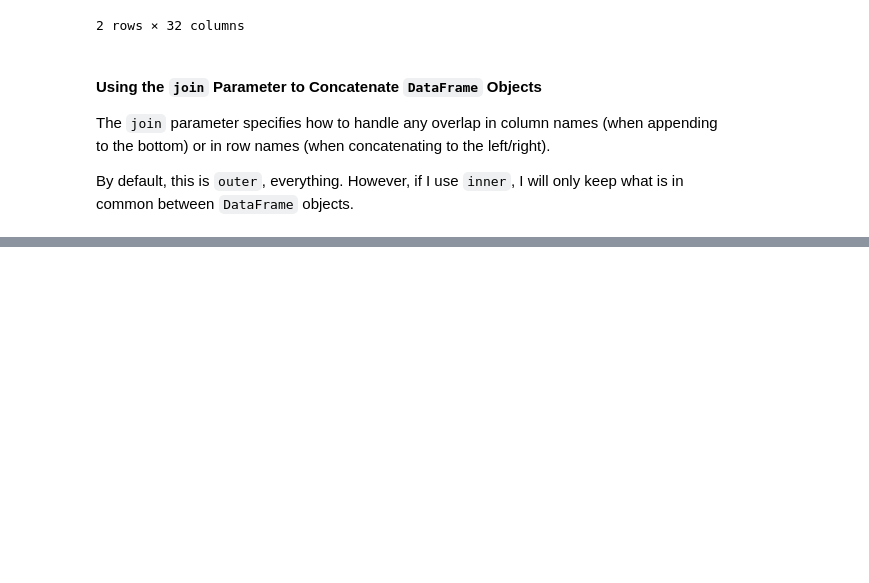
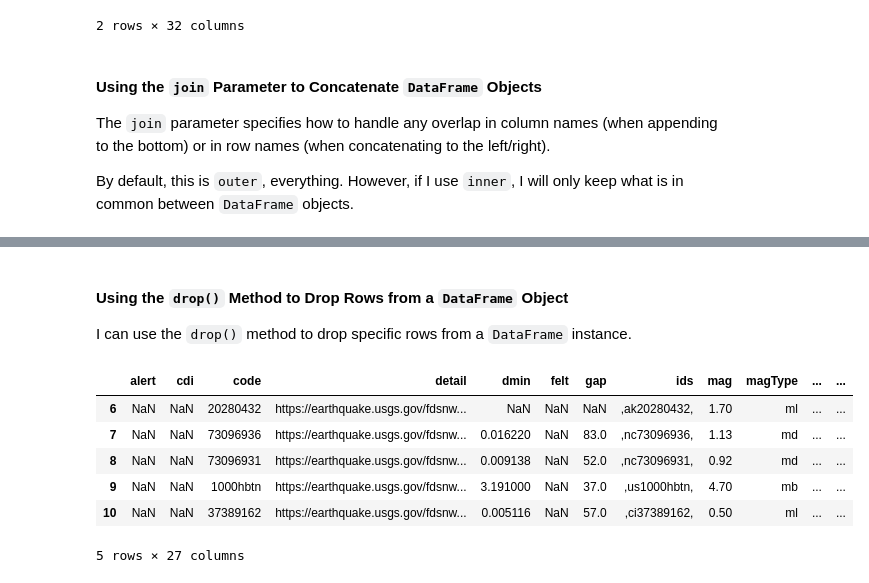
Before and after one commit to hestrang1993/Hands-On-Data-Analysis-with-Pandas-2nd-edition, a Jupyter notebook: ch_02/my_ch_02_work.ipynb, the cells around one changed output, grey strips where cells are left out. Saved outputs shown, nothing was run; the diff lists cells and outputs as text; code cells hidden in the pictures; blank space fills up the shorter version.

```diff
--- a/ch_02/my_ch_02_work.ipynb
+++ b/ch_02/my_ch_02_work.ipynb
@@ -1024,0 +1156,18 @@ By default, this is ``outer``, everything. However, if I use ``inner``, I will o
+# %% [markdown]
+#### Using the ``drop()`` Method to Drop Rows from a ``DataFrame`` Object
+
+I can use the ``drop()`` method to drop specific rows from a ``DataFrame`` instance.
+# %%
+rows_to_drop = [0, 10]
+"""
+[int, int]: The indices to drop from my DataFrame instance.
+"""
+df_csv.drop([0, 1, 2, 3, 4, 5]).head(5)
+# %% [output]
+|  | alert | cdi | code | detail | dmin | felt | gap | ids | mag | magType | ... | ... |
+| 6 | NaN | NaN | 20280432 | https://earthquake.usgs.gov/fdsnw... | NaN | NaN | NaN | ,ak20280432, | 1.70 | ml | ... | ... |
+| 7 | NaN | NaN | 73096936 | https://earthquake.usgs.gov/fdsnw... | 0.016220 | NaN | 83.0 | ,nc73096936, | 1.13 | md | ... | ... |
+| 8 | NaN | NaN | 73096931 | https://earthquake.usgs.gov/fdsnw... | 0.009138 | NaN | 52.0 | ,nc73096931, | 0.92 | md | ... | ... |
+| 9 | NaN | NaN | 1000hbtn | https://earthquake.usgs.gov/fdsnw... | 3.191000 | NaN | 37.0 | ,us1000hbtn, | 4.70 | mb | ... | ... |
+| 10 | NaN | NaN | 37389162 | https://earthquake.usgs.gov/fdsnw... | 0.005116 | NaN | 57.0 | ,ci37389162, | 0.50 | ml | ... | ... |
+5 rows × 27 columns
```
Also changed, not shown: parts of 23 cells of this notebook, 4 other files.
